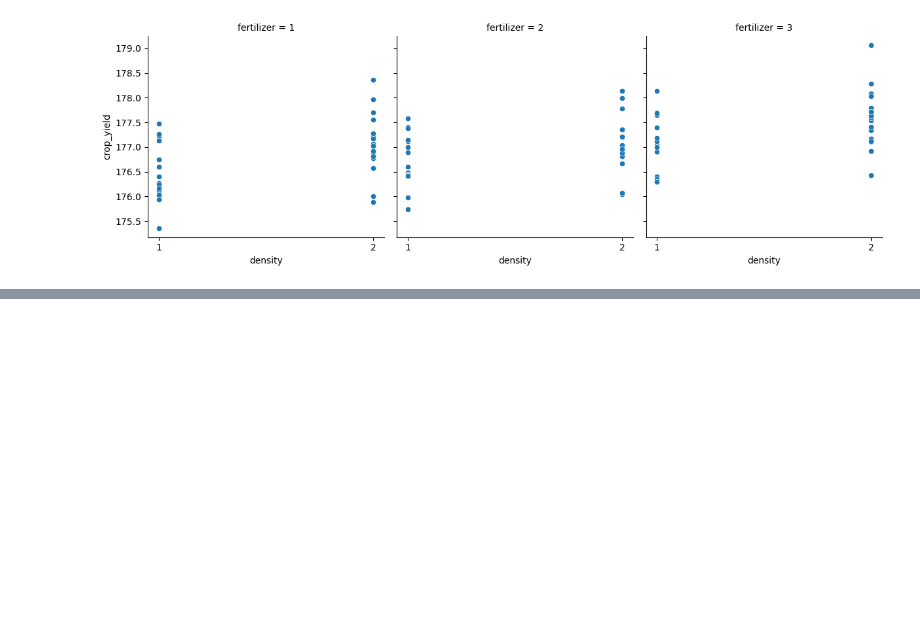
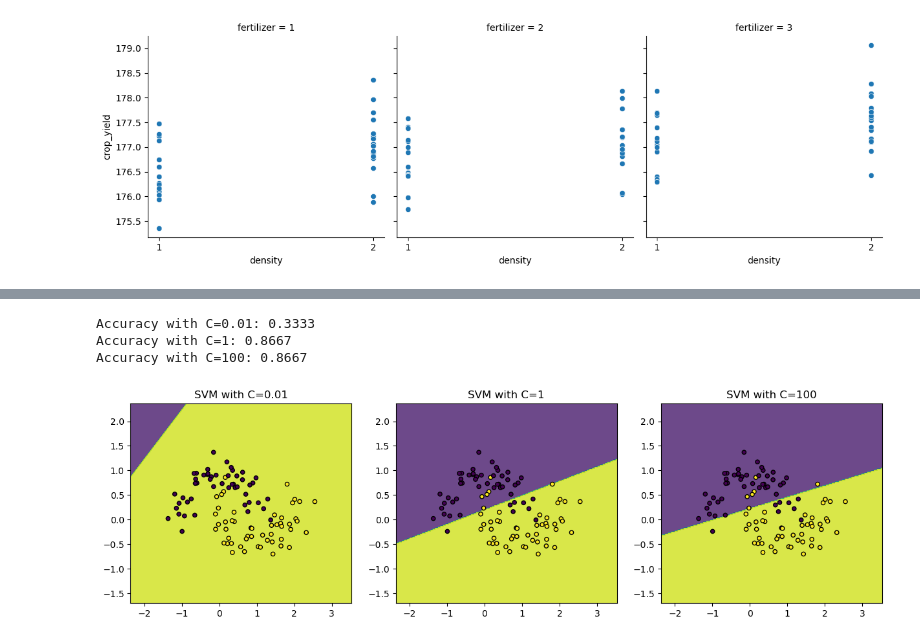
Before and after one commit to DiogoRibeiro7/Medium-Blog, a Jupyter notebook: anova_analysis/anova_analysis.ipynb, the cells around one changed output, grey strips where cells are left out. Saved outputs shown, nothing was run; the diff lists cells and outputs as text; code cells hidden in the pictures; blank space fills up the shorter version.

```diff
--- a/anova_analysis/anova_analysis.ipynb
+++ b/anova_analysis/anova_analysis.ipynb
@@ -492,0 +636,55 @@ KeyError: 'crop_yield'
+# %%
+import numpy as np
+from sklearn.datasets import make_moons
+from sklearn.model_selection import train_test_split
+from sklearn.svm import SVC
+from sklearn.metrics import accuracy_score
+import matplotlib.pyplot as plt
+
+# Generate a synthetic dataset
+X, y = make_moons(n_samples=100, noise=0.2, random_state=42)
+
+# Split the dataset into training and test sets
+X_train, X_test, y_train, y_test = train_test_split(X, y, test_size=0.3, random_state=42)
+
+# Function to train and evaluate an SVM model with a given C value
+def train_evaluate_svm(C_value):
+    # Create an SVM model with the specified C value
+    model = SVC(C=C_value, kernel='linear', random_state=42)
+
+    # Train the model
+    model.fit(X_train, y_train)
+
+    # Predict on the test set
+    y_pred = model.predict(X_test)
+
+    # Calculate accuracy
+    accuracy = accuracy_score(y_test, y_pred)
+
+    print(f"Accuracy with C={C_value}: {accuracy:.4f}")
+
+    return model
+
+# Train and evaluate SVM models with different C values to demonstrate the effect of regularization
+C_values = [0.01, 1, 100]
+models = [train_evaluate_svm(C) for C in C_values]
+
+# Plotting the decision boundaries
+fig, axes = plt.subplots(1, 3, figsize=(15, 4))
+for i, model in enumerate(models):
+    ax = axes[i]
+    X0, X1 = X[:, 0], X[:, 1]
+    xx, yy = np.meshgrid(np.arange(X0.min() - 1, X0.max() + 1, 0.02),
+                         np.arange(X1.min() - 1, X1.max() + 1, 0.02))
+    Z = model.predict(np.c_[xx.ravel(), yy.ravel()])
+    Z = Z.reshape(xx.shape)
+    ax.contourf(xx, yy, Z, alpha=0.8)
+    ax.scatter(X0, X1, c=y, s=20, edgecolor='k')
+    ax.set_title(f"SVM with C={C_values[i]}")
+
+plt.show()
+# %% [output]
+Accuracy with C=0.01: 0.3333
+Accuracy with C=1: 0.8667
+Accuracy with C=100: 0.8667
+[figure, added]
```
Also changed, not shown: parts of 4 cells of this notebook.
